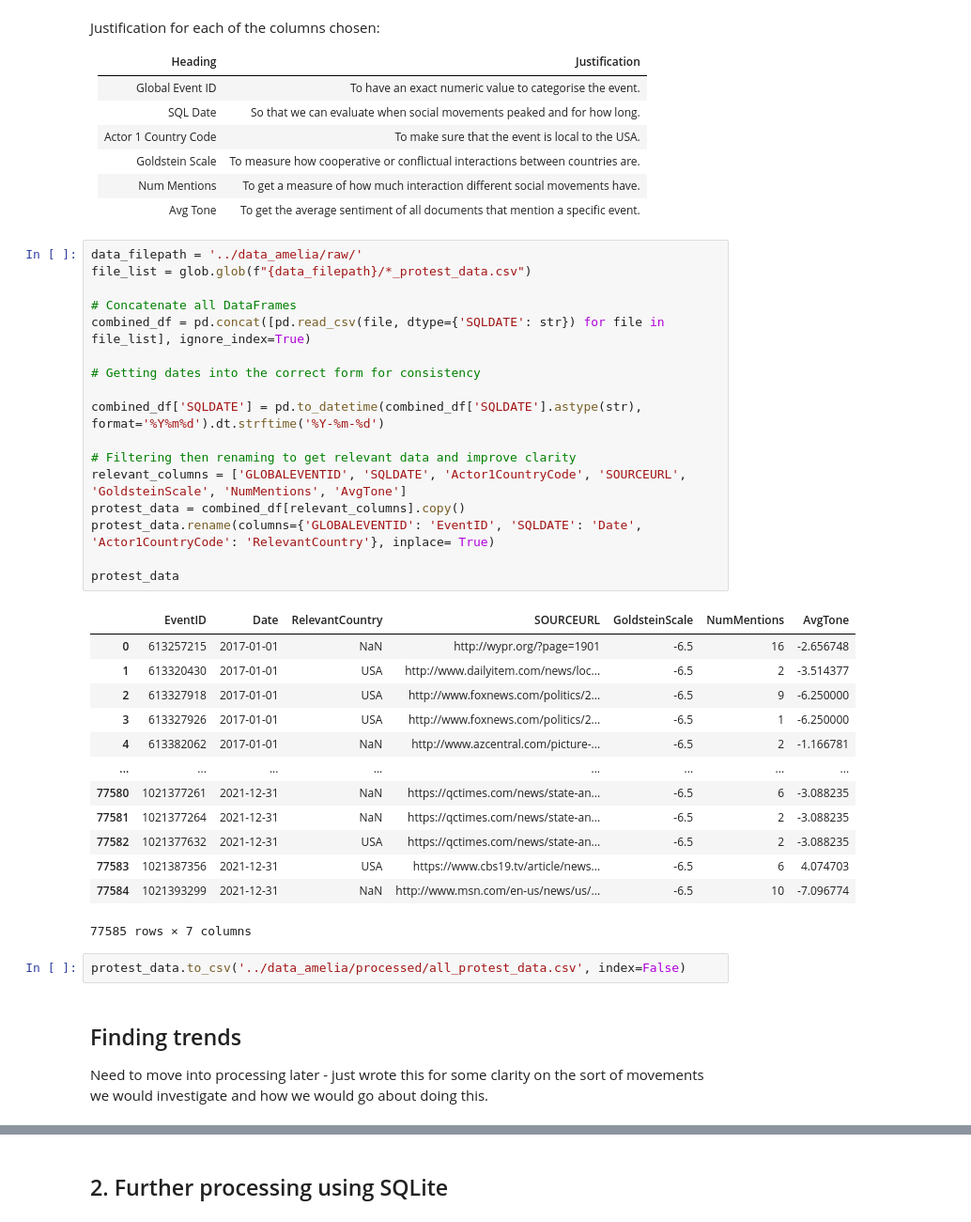
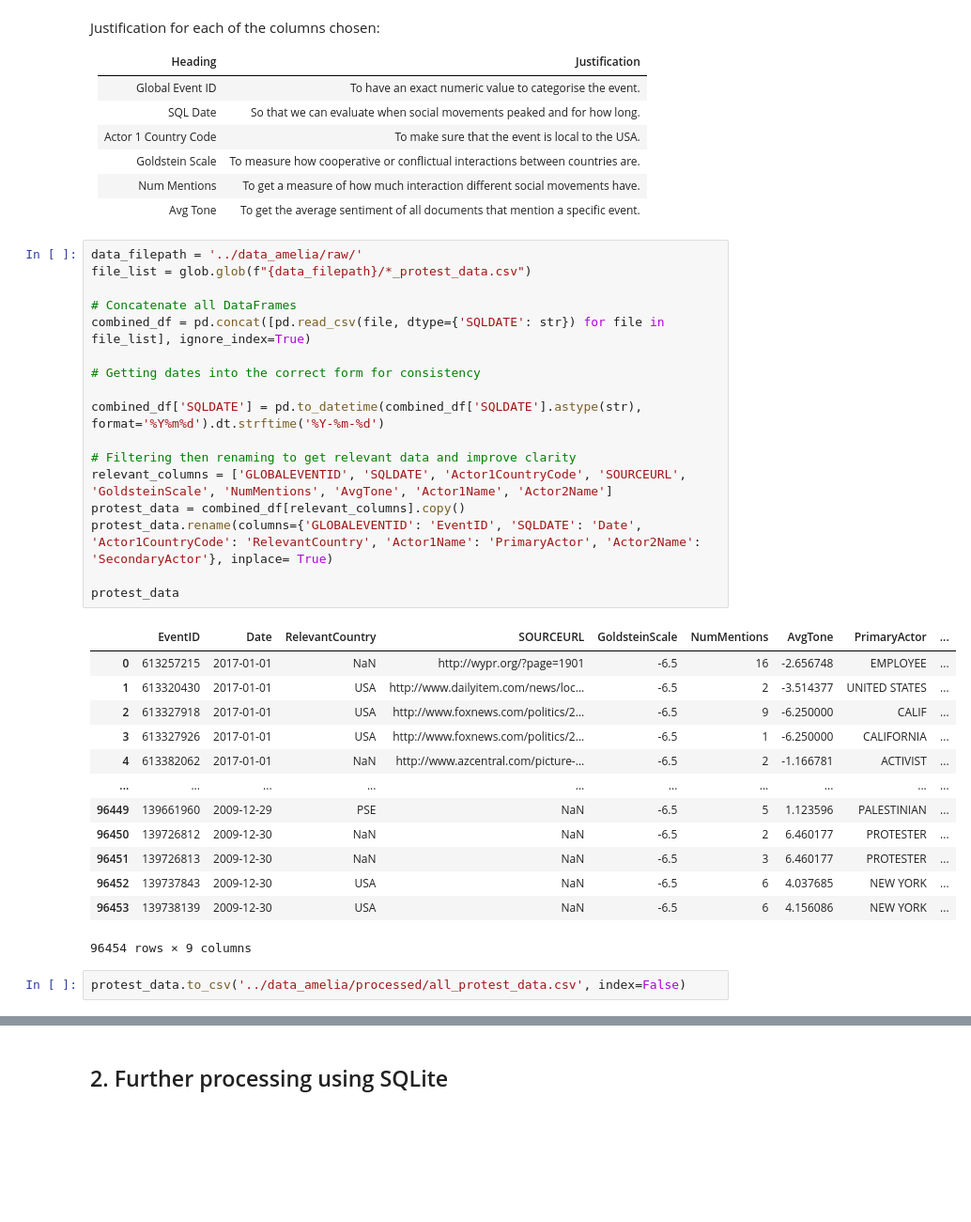
Before and after one commit to lse-ds105/ds105a-2024-project-data_dazzlers, a Jupyter notebook: code_amelia/NB02_data_processing.ipynb, the cells around one changed output, grey strips where cells are left out. Shown at 94% size. Drawn from its saved outputs; the diff is of its cells as text; blank space fills up the shorter version.

```diff
--- a/code_amelia/NB02_data_processing.ipynb
+++ b/code_amelia/NB02_data_processing.ipynb
@@ -52,36 +52,33 @@ Justification for each of the columns chosen:
 # %%
 data_filepath = '../data_amelia/raw/'
 file_list = glob.glob(f"{data_filepath}/*_protest_data.csv")
 
 # Concatenate all DataFrames
 combined_df = pd.concat([pd.read_csv(file, dtype={'SQLDATE': str}) for file in file_list], ignore_index=True)
 
 # Getting dates into the correct form for consistency
 
 combined_df['SQLDATE'] = pd.to_datetime(combined_df['SQLDATE'].astype(str), format='%Y%m%d').dt.strftime('%Y-%m-%d')
 
 # Filtering then renaming to get relevant data and improve clarity
-relevant_columns = ['GLOBALEVENTID', 'SQLDATE', 'Actor1CountryCode', 'SOURCEURL', 'GoldsteinScale', 'NumMentions', 'AvgTone']
+relevant_columns = ['GLOBALEVENTID', 'SQLDATE', 'Actor1CountryCode', 'SOURCEURL', 'GoldsteinScale', 'NumMentions', 'AvgTone', 'Actor1Name', 'Actor2Name']
 protest_data = combined_df[relevant_columns].copy()
-protest_data.rename(columns={'GLOBALEVENTID': 'EventID', 'SQLDATE': 'Date', 'Actor1CountryCode': 'RelevantCountry'}, inplace= True)
+protest_data.rename(columns={'GLOBALEVENTID': 'EventID', 'SQLDATE': 'Date', 'Actor1CountryCode': 'RelevantCountry', 'Actor1Name': 'PrimaryActor', 'Actor2Name': 'SecondaryActor'}, inplace= True)
 
 protest_data
 # %% [output]
-|  | EventID | Date | RelevantCountry | SOURCEURL | GoldsteinScale | NumMentions | AvgTone |
-| 0 | 613257215 | 2017-01-01 | NaN | http://wypr.org/?page=1901 | -6.5 | 16 | -2.656748 |
-| 1 | 613320430 | 2017-01-01 | USA | http://www.dailyitem.com/news/loc... | -6.5 | 2 | -3.514377 |
-| 2 | 613327918 | 2017-01-01 | USA | http://www.foxnews.com/politics/2... | -6.5 | 9 | -6.250000 |
-| 3 | 613327926 | 2017-01-01 | USA | http://www.foxnews.com/politics/2... | -6.5 | 1 | -6.250000 |
-| 4 | 613382062 | 2017-01-01 | NaN | http://www.azcentral.com/picture-... | -6.5 | 2 | -1.166781 |
-| ... | ... | ... | ... | ... | ... | ... | ... |
-| 77580 | 1021377261 | 2021-12-31 | NaN | https://qctimes.com/news/state-an... | -6.5 | 6 | -3.088235 |
-| 77581 | 1021377264 | 2021-12-31 | NaN | https://qctimes.com/news/state-an... | -6.5 | 2 | -3.088235 |
-| 77582 | 1021377632 | 2021-12-31 | USA | https://qctimes.com/news/state-an... | -6.5 | 2 | -3.088235 |
-| 77583 | 1021387356 | 2021-12-31 | USA | https://www.cbs19.tv/article/news... | -6.5 | 6 | 4.074703 |
-| 77584 | 1021393299 | 2021-12-31 | NaN | http://www.msn.com/en-us/news/us/... | -6.5 | 10 | -7.096774 |
+|  | EventID | Date | RelevantCountry | SOURCEURL | GoldsteinScale | NumMentions | AvgTone | PrimaryActor | ... |
+| 0 | 613257215 | 2017-01-01 | NaN | http://wypr.org/?page=1901 | -6.5 | 16 | -2.656748 | EMPLOYEE | ... |
+| 1 | 613320430 | 2017-01-01 | USA | http://www.dailyitem.com/news/loc... | -6.5 | 2 | -3.514377 | UNITED STATES | ... |
+| 2 | 613327918 | 2017-01-01 | USA | http://www.foxnews.com/politics/2... | -6.5 | 9 | -6.250000 | CALIF | ... |
+| 3 | 613327926 | 2017-01-01 | USA | http://www.foxnews.com/politics/2... | -6.5 | 1 | -6.250000 | CALIFORNIA | ... |
+| 4 | 613382062 | 2017-01-01 | NaN | http://www.azcentral.com/picture-... | -6.5 | 2 | -1.166781 | ACTIVIST | ... |
+| ... | ... | ... | ... | ... | ... | ... | ... | ... | ... |
+| 96449 | 139661960 | 2009-12-29 | PSE | NaN | -6.5 | 5 | 1.123596 | PALESTINIAN | ... |
+| 96450 | 139726812 | 2009-12-30 | NaN | NaN | -6.5 | 2 | 6.460177 | PROTESTER | ... |
+| 96451 | 139726813 | 2009-12-30 | NaN | NaN | -6.5 | 3 | 6.460177 | PROTESTER | ... |
+| 96452 | 139737843 | 2009-12-30 | USA | NaN | -6.5 | 6 | 4.037685 | NEW YORK | ... |
+| 96453 | 139738139 | 2009-12-30 | USA | NaN | -6.5 | 6 | 4.156086 | NEW YORK | ... |
-77585 rows × 7 columns
+96454 rows × 9 columns
 # %%
 protest_data.to_csv('../data_amelia/processed/all_protest_data.csv', index=False)
-# %% [markdown]
-## Finding trends
-Need to move into processing later - just wrote this for some clarity on the sort of movements we would investigate and how we would go about doing this.
```
Also changed, not shown: parts of 16 cells of this notebook.
